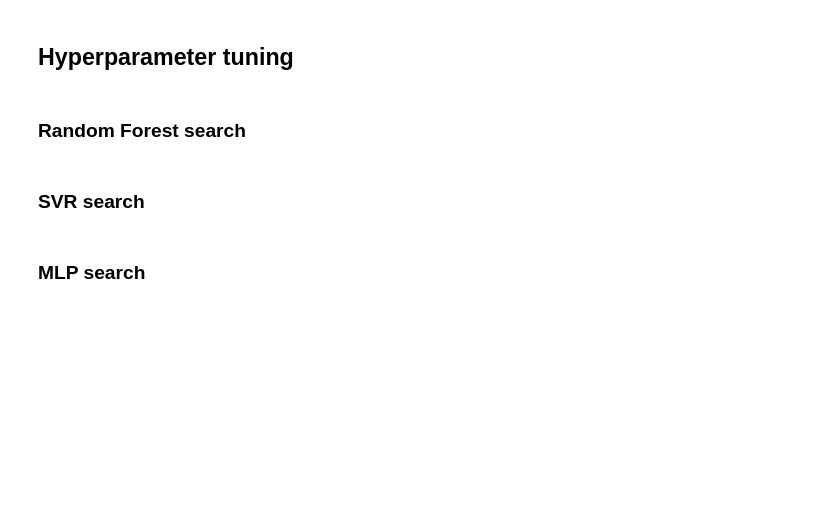
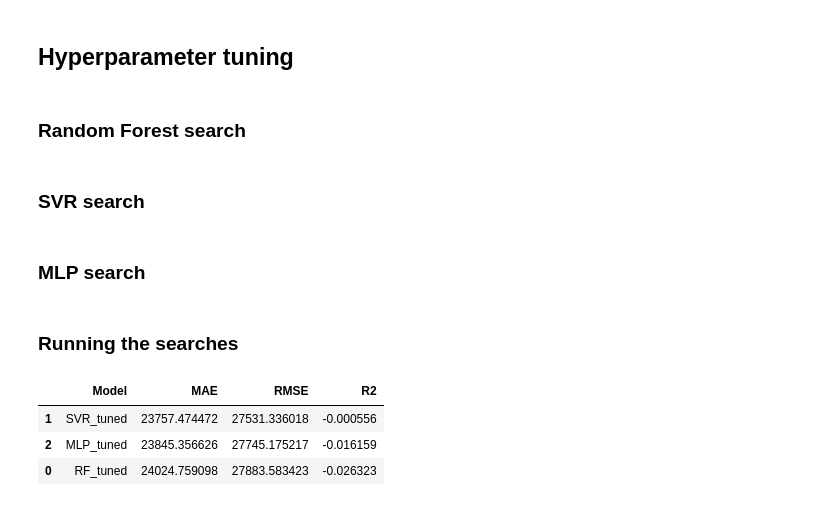
Before and after one commit to hoff123/ml-car-price-prediction-regression, a Jupyter notebook: notebooks/setup.ipynb, the cells around one changed output. Cells and saved outputs as stored; diff of their text form; code cells hidden in the pictures; blank space fills up the shorter version.

```diff
--- a/notebooks/setup.ipynb
+++ b/notebooks/setup.ipynb
@@ -235,3 +235,27 @@ searches["mlp_search"] = GridSearchCV(
     scoring="neg_root_mean_squared_error",
     n_jobs=-1
 )
+# %% [markdown]
+### Running the searches
+# %%
+searches["rf_search"].fit(X_train, y_train)
+searches["svr_search"].fit(X_train, y_train)
+searches["mlp_search"].fit(X_train, y_train)
+
+best_rf = searches["rf_search"].best_estimator_
+best_svr = searches["svr_search"].best_estimator_
+best_mlp = searches["mlp_search"].best_estimator_
+# %%
+final_results = []
+for name, model in [("RF_tuned", best_rf),
+                    ("SVR_tuned", best_svr),
+                    ("MLP_tuned", best_mlp)]:
+    y_pred = model.predict(X_test)
+    final_results.append(evaluate(name, y_test, y_pred))
+
+display(pd.DataFrame(final_results).sort_values("RMSE"))
+# %% [output]
+|  | Model | MAE | RMSE | R2 |
+| 1 | SVR_tuned | 23757.474472 | 27531.336018 | -0.000556 |
+| 2 | MLP_tuned | 23845.356626 | 27745.175217 | -0.016159 |
+| 0 | RF_tuned | 24024.759098 | 27883.583423 | -0.026323 |
```
Also changed, not shown: parts of 1 cell of this notebook.
